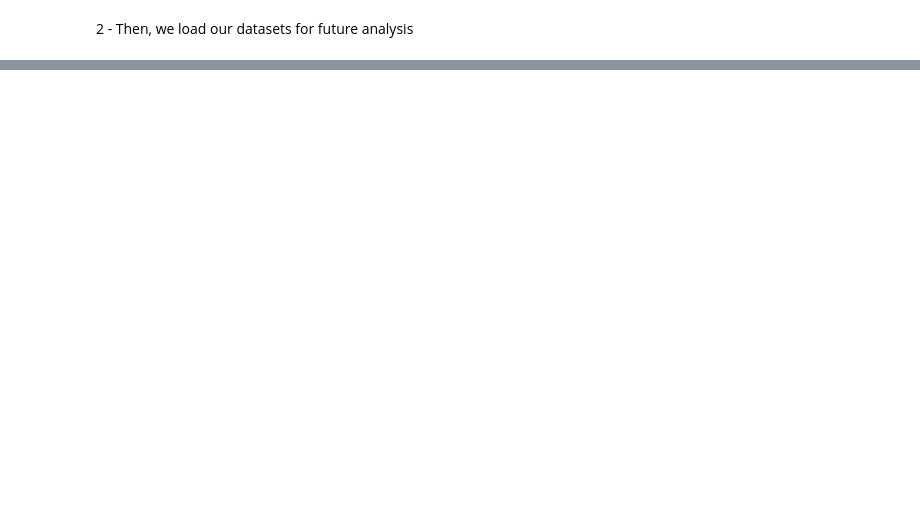
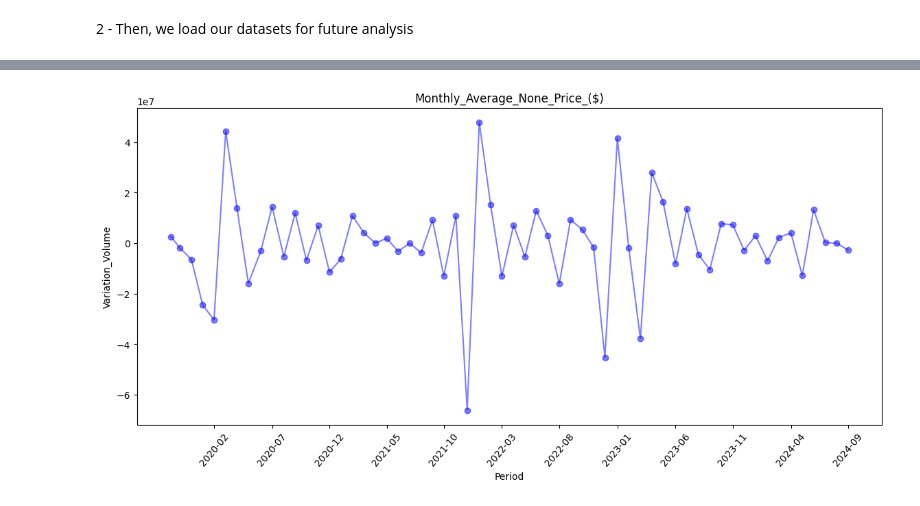
Before and after one commit to LouisDuv/Projet_DataFramework, a Jupyter notebook: notebook.ipynb, the cells around one changed output, grey strips where cells are left out. Cells and saved outputs as stored; diff of their text form; code cells hidden in the pictures; blank space fills up the shorter version.

```diff
--- a/notebook.ipynb
+++ b/notebook.ipynb
@@ -67,0 +440,3 @@ Exception in thread "serve-DataFrame" java.net.SocketTimeoutException: Accept ti
+# %%
+result = variation_stocks_volume(data_dfs[5], "m")
+display(result.head(5))
@@ -67,0 +450,4 @@ Exception in thread "serve-DataFrame" java.net.SocketTimeoutException: Accept ti
+# %%
+linear_plot(result['Period'], result['Variation_Volume'], "m")
+# %% [output]
+[figure, added]
```
Also changed, not shown: parts of 8 cells of this notebook, 4 other files.
